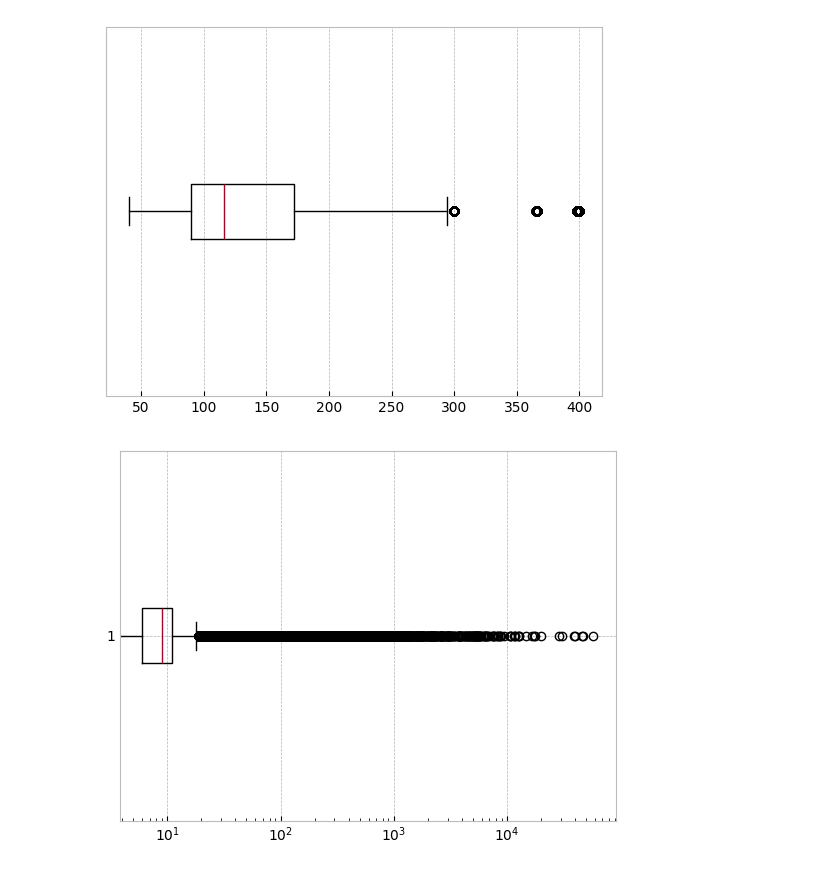
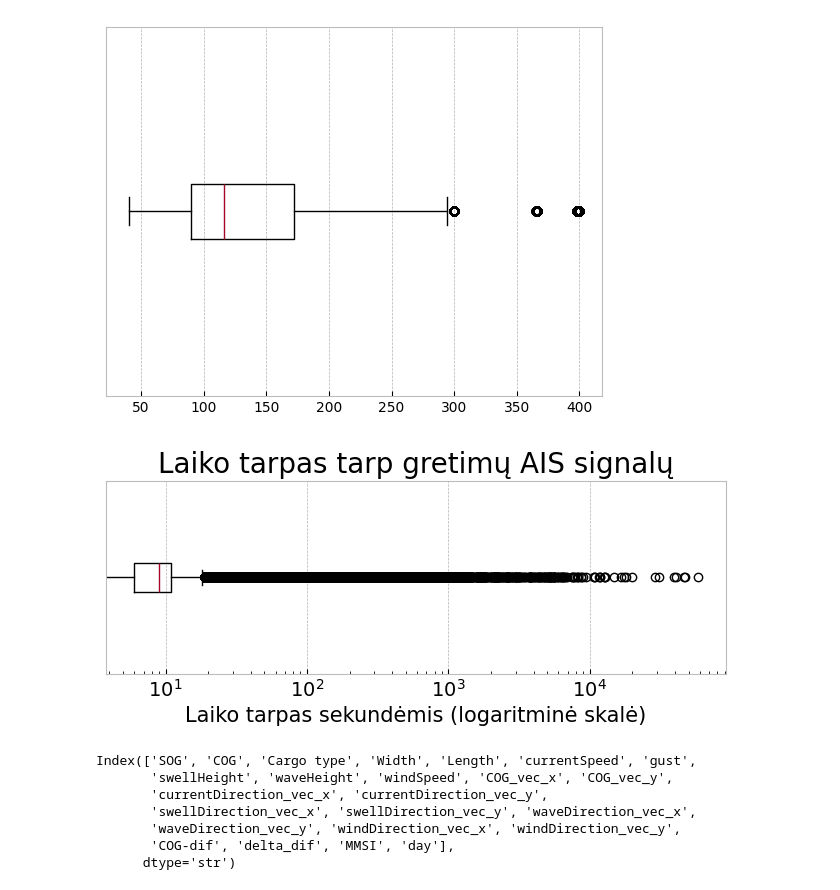
Before and after one commit to lukasjanusauskas/lukas-jan-kursinis-projektas, a Jupyter notebook: notebooks/duomenu-rinkinio-analize.ipynb, the cells around one changed output. Saved outputs shown, nothing was run; the diff lists cells and outputs as text; code cells hidden in the pictures.

```diff
--- a/notebooks/duomenu-rinkinio-analize.ipynb
+++ b/notebooks/duomenu-rinkinio-analize.ipynb
@@ -39,9 +39,32 @@ plt.show()
 [figure]
 # %%
 import numpy as np
+
 gaps = np.load('../output/gaps.npy')
 gaps = gaps[ ~np.isnan(gaps) ] * 60
-plt.boxplot( gaps, orientation='horizontal' )
-plt.xscale('log')
+
+fig, ax = plt.subplots(figsize=(8, 2.5))
+
+ax.boxplot( gaps, orientation='horizontal' )
+ax.set_xscale('log')
+
+ax.set_xlabel('Laiko tarpas sekundėmis (logaritminė skalė)', fontdict={"size": 15})
+ax.tick_params(axis='x', labelsize=14)
+ax.set_yticks(ticks=[], labels=[])
+
+ax.set_title('Laiko tarpas tarp gretimų AIS signalų', fontdict={"size": 20})
+
+plt.savefig("laiko-tarpas.png", dpi=750)
+plt.show()
 # %% [output]
-[figure, old version]
+[figure, new version]
+# %%
+df.columns
+# %% [output]
+Index(['SOG', 'COG', 'Cargo type', 'Width', 'Length', 'currentSpeed', 'gust',
+       'swellHeight', 'waveHeight', 'windSpeed', 'COG_vec_x', 'COG_vec_y',
+       'currentDirection_vec_x', 'currentDirection_vec_y',
+       'swellDirection_vec_x', 'swellDirection_vec_y', 'waveDirection_vec_x',
+       'waveDirection_vec_y', 'windDirection_vec_x', 'windDirection_vec_y',
+       'COG-dif', 'delta_dif', 'MMSI', 'day'],
+      dtype='str')
```
Also changed, not shown: parts of 5 cells of this notebook, 8 other files.
